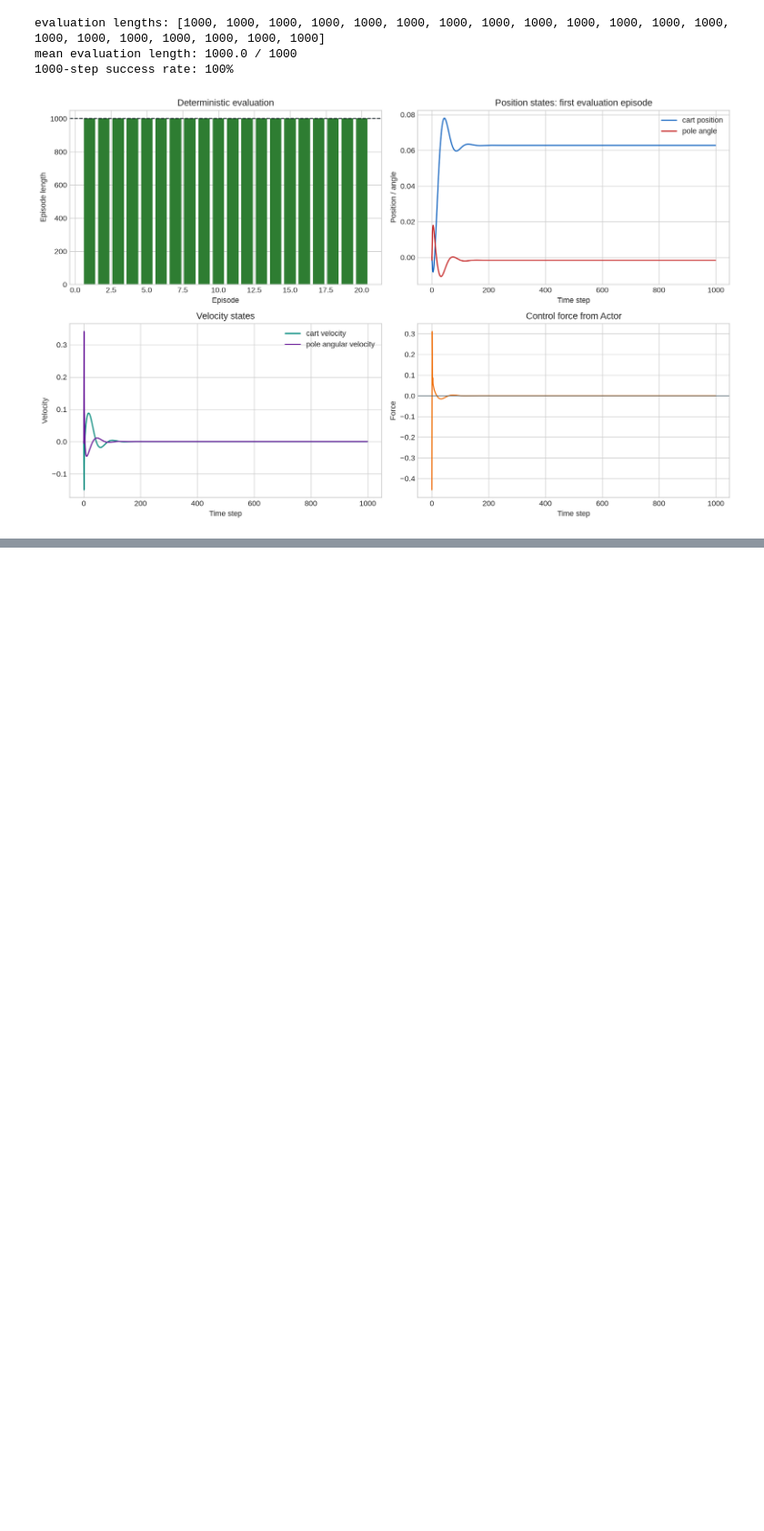
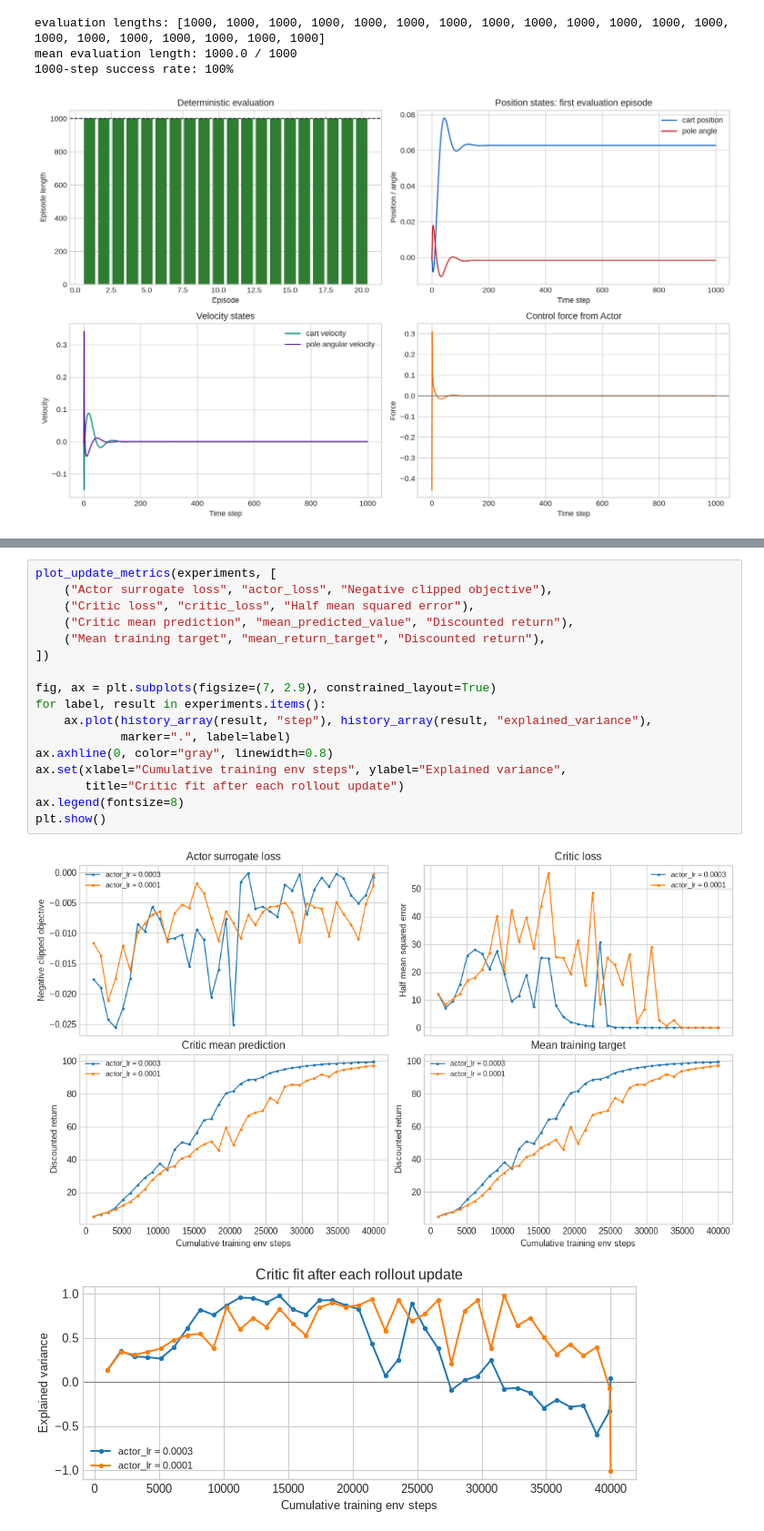
Before and after one commit to vtonto/ppo-inverted-pendulum, a Jupyter notebook: notebooks/07_self_contained_ppo_training.ipynb, the cells around one changed output, grey strips where cells are left out. Shown at 91% size. Saved outputs shown, nothing was run; the diff lists cells and outputs as text; blank space fills up the shorter version.

```diff
--- a/notebooks/07_self_contained_ppo_training.ipynb
+++ b/notebooks/07_self_contained_ppo_training.ipynb
@@ -1023,0 +1068,20 @@ Parameter experiments skipped. Set RUN_PARAMETER_EXPERIMENTS = True to run them.
+# %%
+plot_update_metrics(experiments, [
+    ("Actor surrogate loss", "actor_loss", "Negative clipped objective"),
+    ("Critic loss", "critic_loss", "Half mean squared error"),
+    ("Critic mean prediction", "mean_predicted_value", "Discounted return"),
+    ("Mean training target", "mean_return_target", "Discounted return"),
+])
+
+fig, ax = plt.subplots(figsize=(7, 2.9), constrained_layout=True)
+for label, result in experiments.items():
+    ax.plot(history_array(result, "step"), history_array(result, "explained_variance"),
+            marker=".", label=label)
+ax.axhline(0, color="gray", linewidth=0.8)
+ax.set(xlabel="Cumulative training env steps", ylabel="Explained variance",
+       title="Critic fit after each rollout update")
+ax.legend(fontsize=8)
+plt.show()
+# %% [output]
+[figure, added]
+[figure, added]
```
Also changed, not shown: parts of 12 cells of this notebook.
